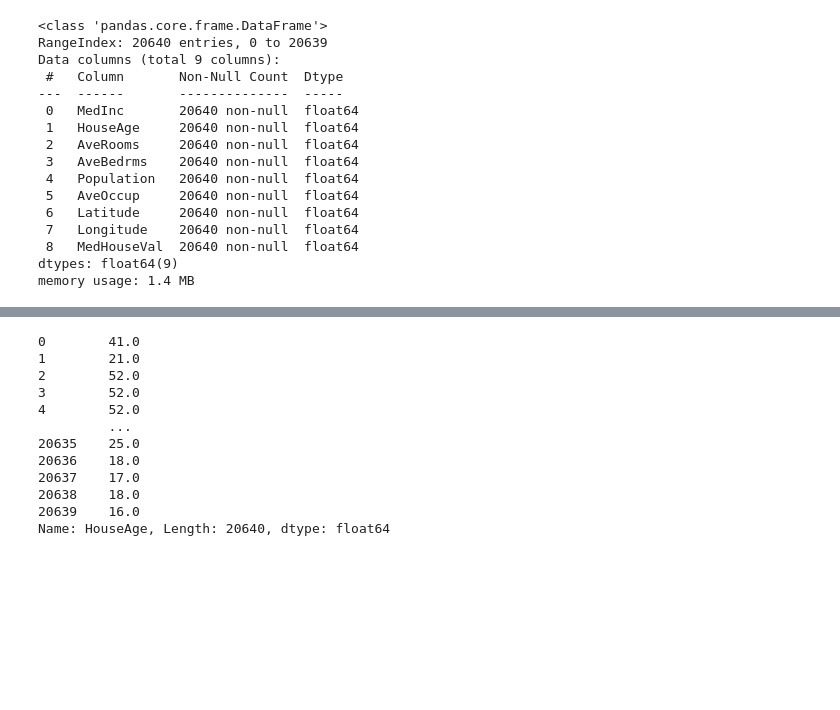
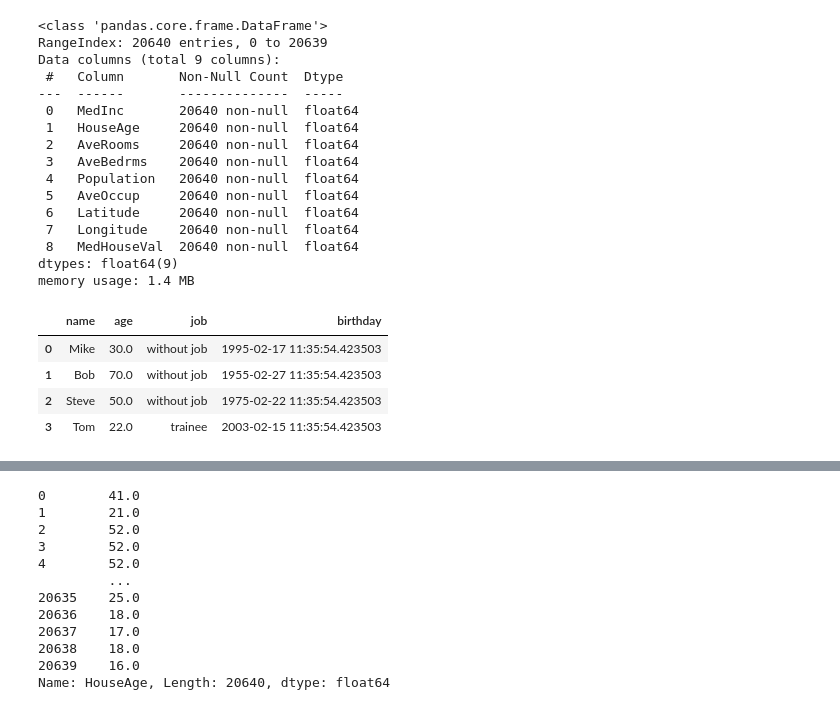
Before and after one commit to Blazzej/Python-learning, a Jupyter notebook: Pandas/panda.ipynb, the cells around one changed output, grey strips where cells are left out. Drawn from its saved outputs; the diff is of its cells as text; code cells hidden in the pictures; blank space fills up the shorter version.

```diff
--- a/Pandas/panda.ipynb
+++ b/Pandas/panda.ipynb
@@ -71,6 +76,14 @@ Data columns (total 9 columns):
  8   MedHouseVal  20640 non-null  float64
 dtypes: float64(9)
 memory usage: 1.4 MB
+# %%
+df.tail()
+# %% [output]
+|  | name | age | job | birthday |
+| 0 | Mike | 30.0 | without job | 1995-02-17 11:35:54.423503 |
+| 1 | Bob | 70.0 | without job | 1955-02-27 11:35:54.423503 |
+| 2 | Steve | 50.0 | without job | 1975-02-22 11:35:54.423503 |
+| 3 | Tom | 22.0 | trainee | 2003-02-15 11:35:54.423503 |
 # %%
 df.describe()
 # %% [output]
```
Also changed, not shown: parts of 10 cells of this notebook.
